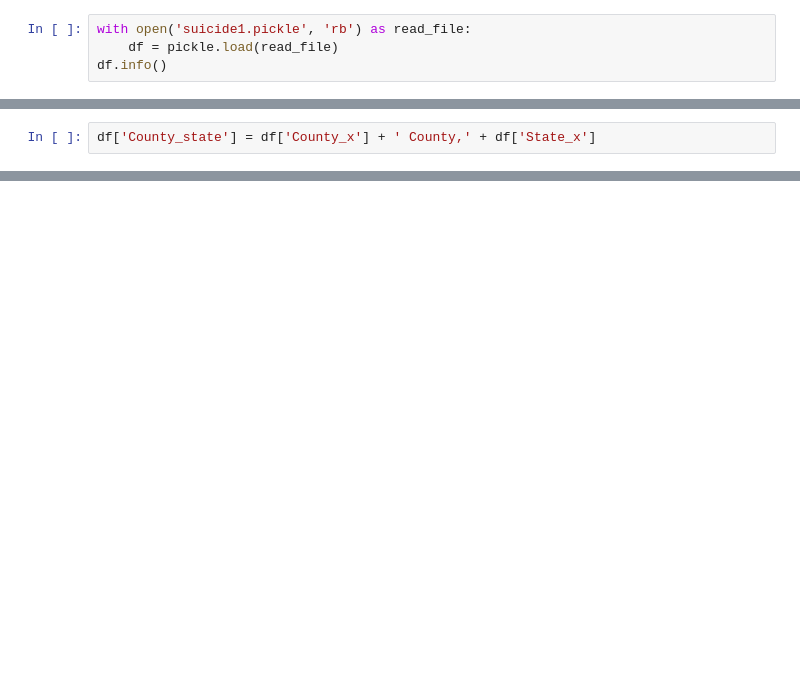
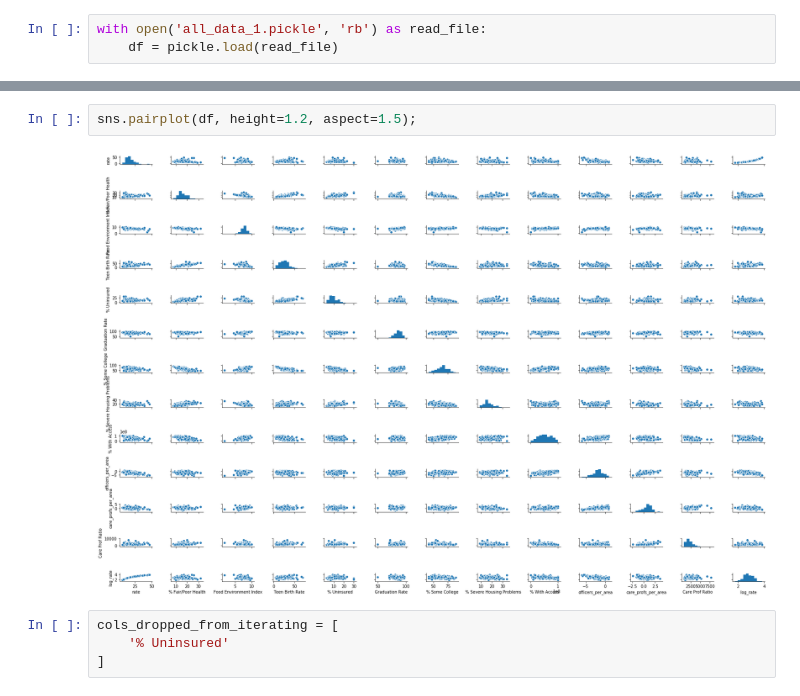
Before and after one commit to zoeyherm/predicting_suicide_rates, a Jupyter notebook: Untitled1.ipynb, the cells around one changed output, grey strips where cells are left out. Drawn from its saved outputs; the diff is of its cells as text; blank space fills up the shorter version.

```diff
--- a/Untitled1.ipynb
+++ b/Untitled1.ipynb
@@ -28,4 +33,3 @@ from collections import defaultdict
 # %%
-with open('suicide1.pickle', 'rb') as read_file:
+with open('all_data_1.pickle', 'rb') as read_file:
     df = pickle.load(read_file)
-df.info()
@@ -50,2 +35,0 @@ memory usage: 127.6+ KB
-# %%
-df['County_state'] = df['County_x'] + ' County,' + df['State_x']
@@ -234,0 +65,8 @@ len(cost_list)
+# %%
+sns.pairplot(df, height=1.2, aspect=1.5);
+# %% [output]
+[figure, added]
+# %%
+cols_dropped_from_iterating = [
+    '% Uninsured'
+]
```
Also changed, not shown: parts of 27 cells of this notebook, 27 other files.
